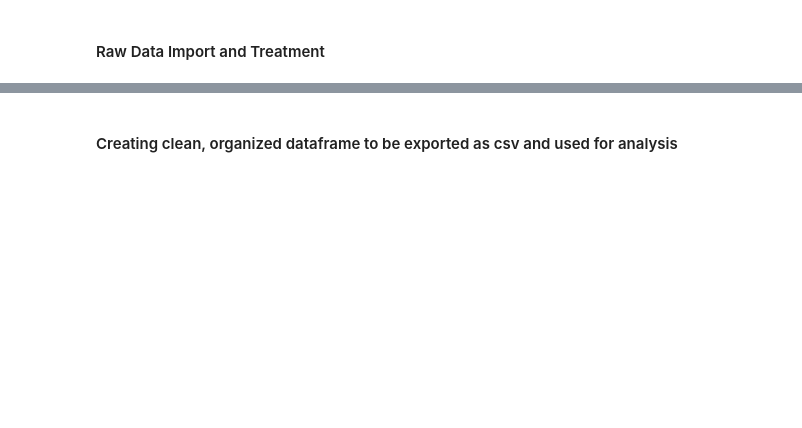
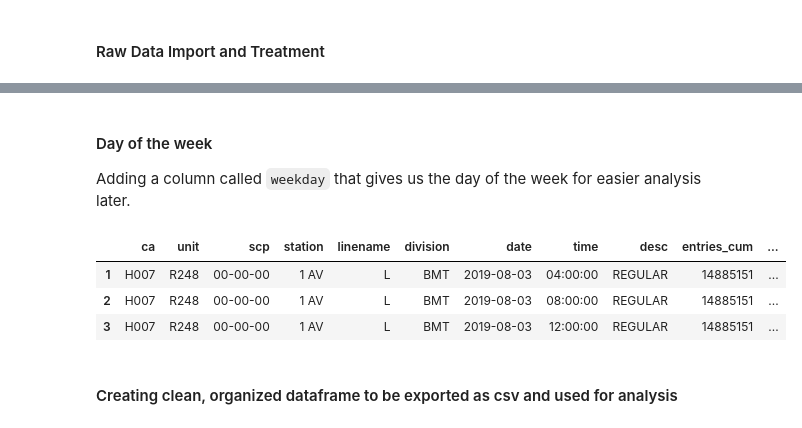
Before and after one commit to mattranalletta/01_MTA_exploratory_data_analysis, a Jupyter notebook: mta_data_cleaning.ipynb, the cells around one changed output, grey strips where cells are left out. Drawn from its saved outputs; the diff is of its cells as text; code cells hidden in the pictures; blank space fills up the shorter version.

```diff
--- a/mta_data_cleaning.ipynb
+++ b/mta_data_cleaning.ipynb
@@ -75,7 +144,7 @@ mta_sorted = mta_sorted.reset_index(drop = True)
 
 turnstile_grouped = mta_sorted.groupby(['turnstile'])
 
-mta_sorted['entries'] = turnstile_grouped['entries_cum'].transform(pd.Series.diff)
-mta_sorted['exits'] = turnstile_grouped['exits_cum'].transform(pd.Series.diff)
+mta_sorted['entries'] = turnstile_grouped['entries_cum'].transform(pd.Series.diff).abs()
+mta_sorted['exits'] = turnstile_grouped['exits_cum'].transform(pd.Series.diff).abs()
 # %%
 mta_sorted.head()
@@ -110,9 +192,6 @@ exits_10k = mta_sorted.loc[:, 'exits'] > 10000
 # %%
 # Converting negative and above threshold entries to Nan
 
-mta_sorted.loc[ents_neg, 'entries'] = np.nan
-mta_sorted.loc[exits_neg, 'exits'] = np.nan
-
 mta_sorted.loc[ents_10k, 'entries'] = np.nan
 mta_sorted.loc[exits_10k, 'exits'] = np.nan
 # %%
@@ -136,5 +231,18 @@ mta_sorted['total'] = mta_sorted['entries'] + mta_sorted['exits']
+# %%
+mta_sorted['num_lines'] = mta_sorted['linename'].str.len()
+# %% [markdown]
+#### Day of the week
+
+Adding a column called `weekday` that gives us the day of the week for easier analysis later.
+# %%
+mta_sorted['weekday'] = mta_sorted['date'].dt.day_name()
 # %%
-mta_sorted.head()
+mta_sorted.head(3)
+# %% [output]
+|  | ca | unit | scp | station | linename | division | date | time | desc | entries_cum | ... |
+| 1 | H007 | R248 | 00-00-00 | 1 AV | L | BMT | 2019-08-03 | 04:00:00 | REGULAR | 14885151 | ... |
+| 2 | H007 | R248 | 00-00-00 | 1 AV | L | BMT | 2019-08-03 | 08:00:00 | REGULAR | 14885151 | ... |
+| 3 | H007 | R248 | 00-00-00 | 1 AV | L | BMT | 2019-08-03 | 12:00:00 | REGULAR | 14885151 | ... |
 # %% [markdown]
 #### Creating clean, organized dataframe to be exported as csv and used for analysis
 # %%
```
Also changed, not shown: parts of 31 cells of this notebook, 2 other files.
